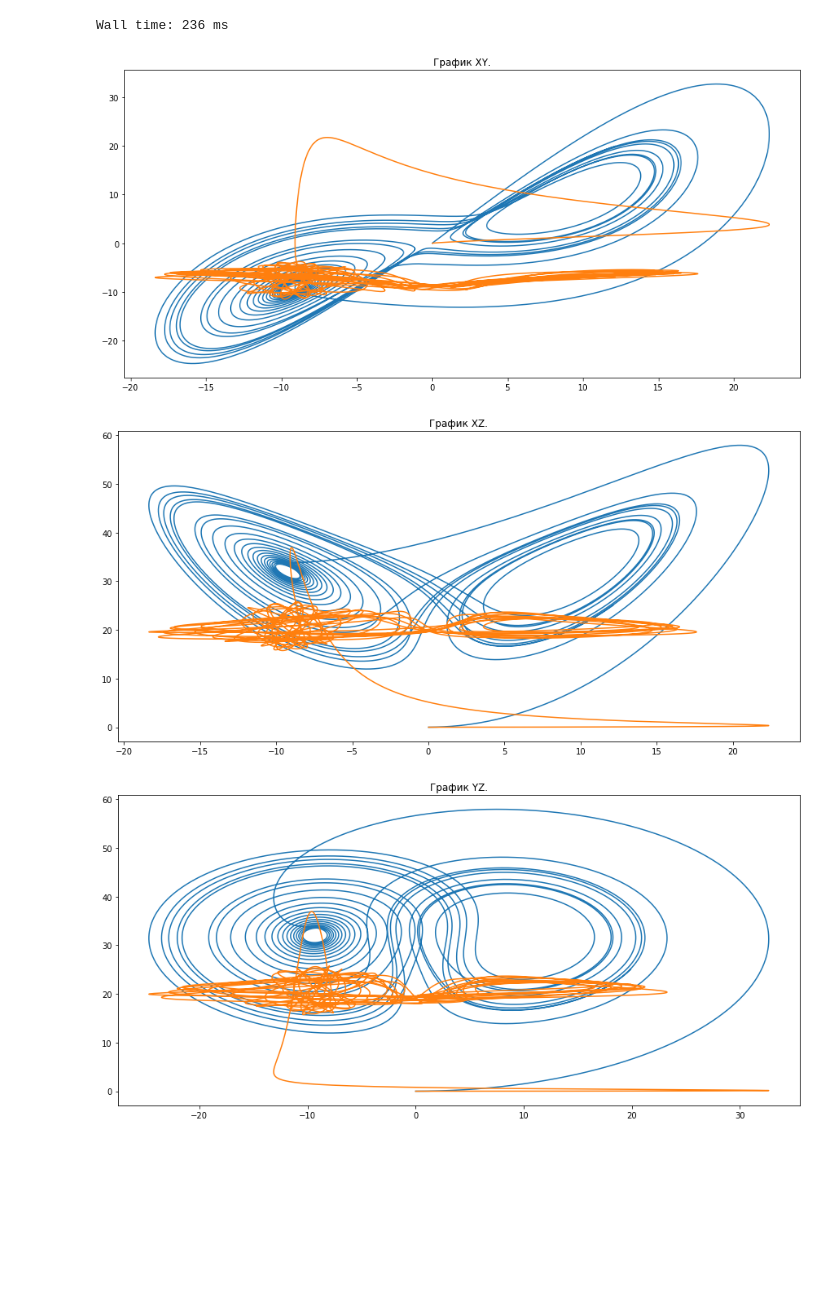
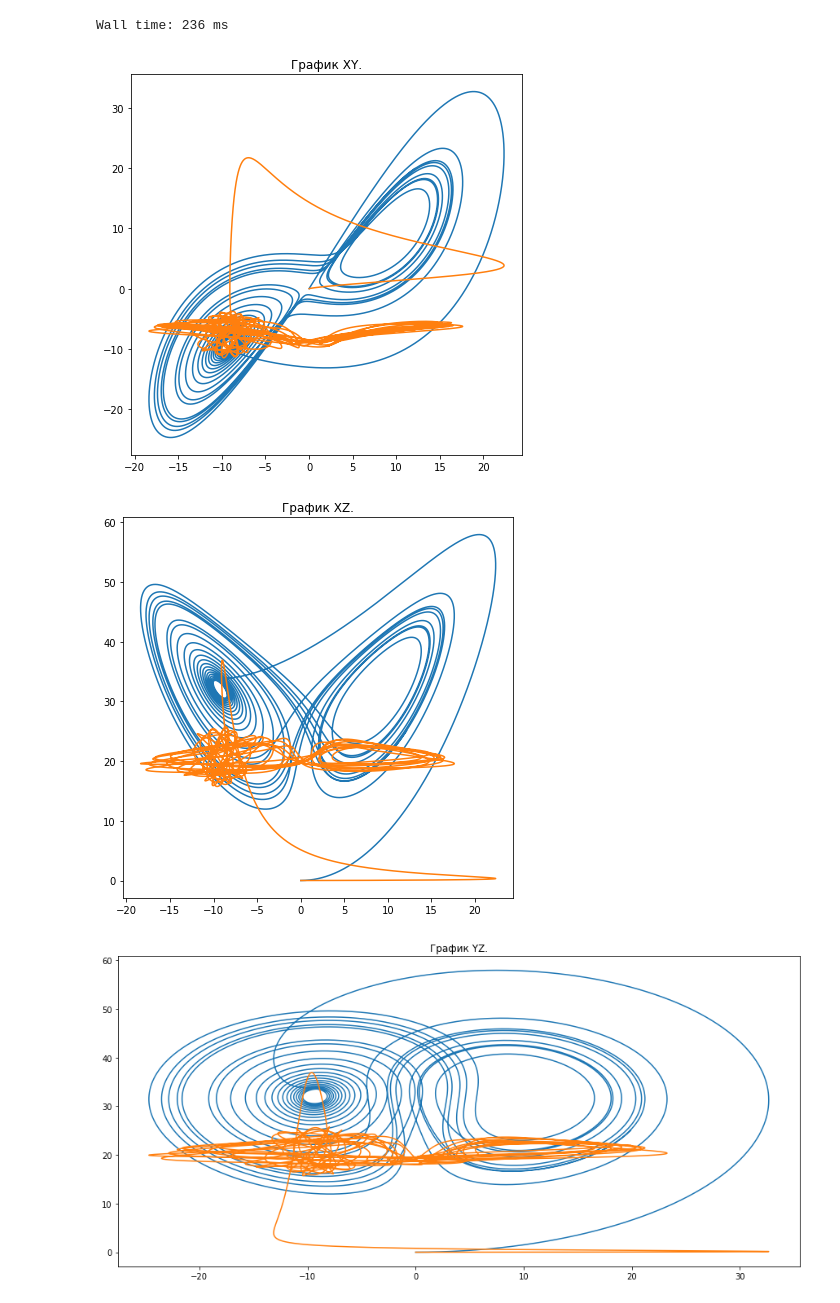
Before and after one commit to paantya/exoplanet-2017, a Jupyter notebook: sok_orb.ipynb, the cells around one changed output. Drawn from its saved outputs; the diff is of its cells as text; code cells hidden in the pictures; blank space fills up the shorter version.

```diff
--- a/sok_orb.ipynb
+++ b/sok_orb.ipynb
@@ -70,19 +70,19 @@ result2 = odeint(fun, date0, t, args=(sigm,b,r))
 # %% [output]
 Wall time: 236 ms
 # %%
-plt.figure(figsize=(15,7))
+plt.figure(figsize=(15,15))
 
 plt.title('График XY.'.format())
 plt.plot([i[0] for i in result1] ,[i[1] for i in result1],[i[0] for i in result1] ,[i[1] for i in result2],);
 # %% [output]
-[figure, old version]
+[figure, new version]
 # %%
-plt.figure(figsize=(15,7))
+plt.figure(figsize=(7,7))
 
 plt.title('График XZ.'.format())
 plt.plot([i[0] for i in result1] ,[i[2] for i in result1],[i[0] for i in result1] ,[i[2] for i in result2],);
 # %% [output]
-[figure, old version]
+[figure, new version]
 # %%
 plt.figure(figsize=(15,7))
 
```
